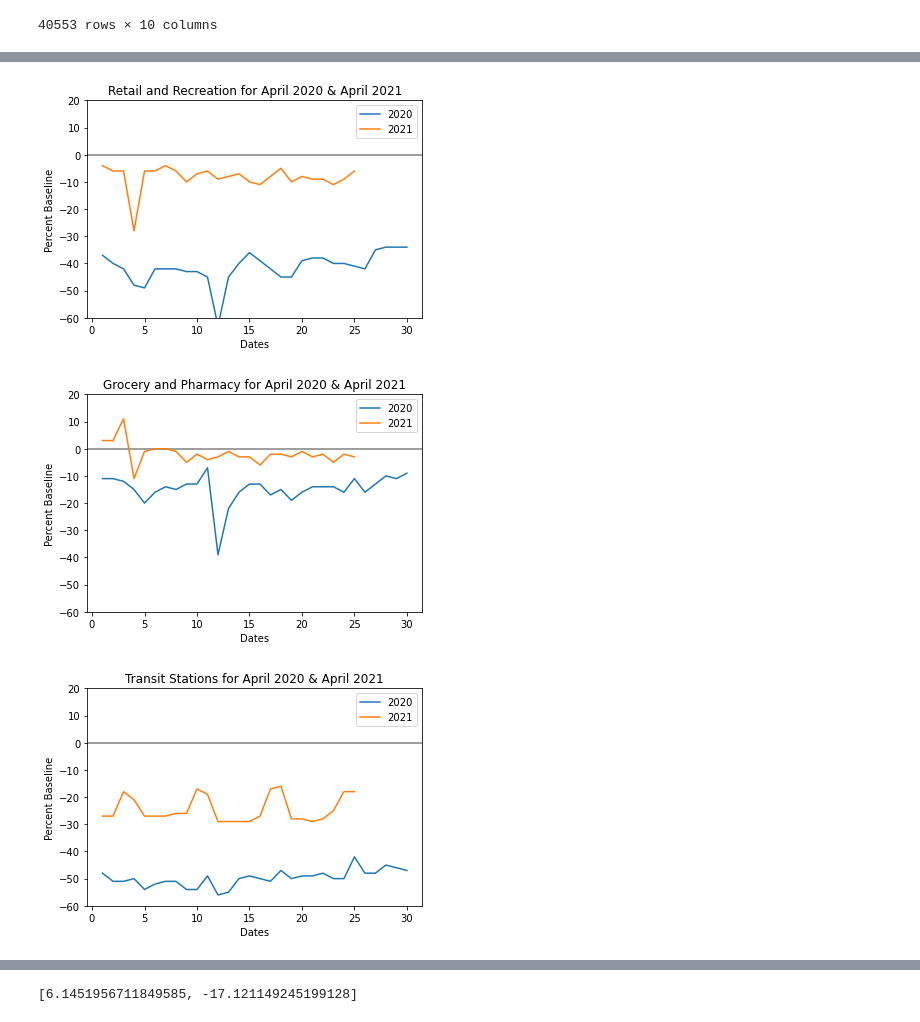
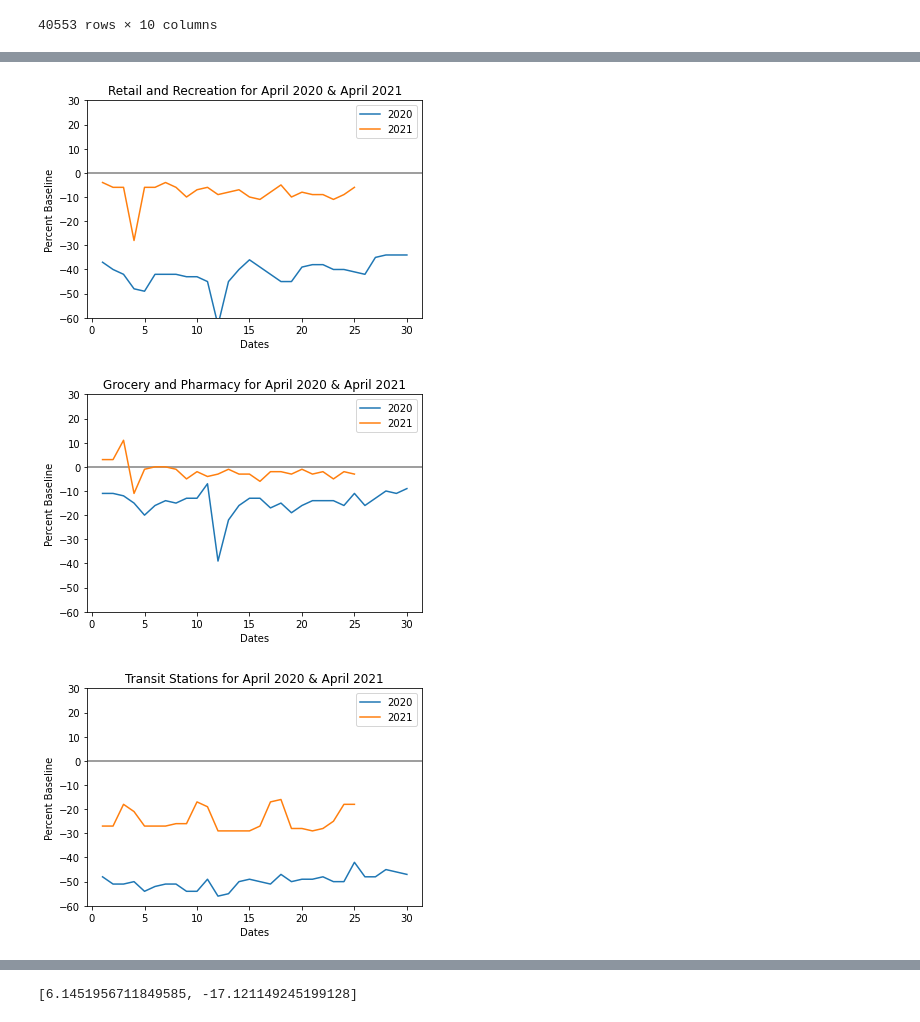
Before and after one commit to Munseaux/Pandemic-Movement, a Jupyter notebook: year_over_year_data.ipynb, the cells around one changed output, grey strips where cells are left out. Saved outputs shown, nothing was run; the diff lists cells and outputs as text; code cells hidden in the pictures.

```diff
--- a/year_over_year_data.ipynb
+++ b/year_over_year_data.ipynb
@@ -333,7 +333,7 @@ labels = ['April 2020', 'April 2021']
 x = np.arange(len(labels))  # the label locations
 width = .35 #  the width of the bars
 
-plt.ylim([-60, 20])
+plt.ylim([-60, 30])
 plt.axhline(y = 0, color = 'grey', linestyle = '-')
 
 # Data
@@ -356,44 +356,44 @@ plt.savefig("Images/Retail and Recreation for April 2020 & April 2021")
 
 plt.show()
 # %% [output]
-[figure, old version]
+[figure, new version]
 # %%
 labels = ['April 2020', 'April 2021']
 
 x = np.arange(len(labels))  # the label locations
 width = .35 #  the width of the bars
 
-plt.ylim([-60, 20])
+plt.ylim([-60, 30])
 plt.axhline(y = 0, color = 'grey', linestyle = '-')
 
 # Data
 apr2020_df = apr2020_df[apr2020_df['sub_region_1'].isnull()]
 apr2021_df = apr2021_df[apr2021_df['sub_region_1'].isnull()]
 
 # plt.figure(figsize=(20,10))
 apr2020_df["month"] = apr2020_df["New Date"].dt.day
 apr2021_df["month"] = apr2021_df["New Date"].dt.day
 plt.plot(apr2020_df['month'], apr2020_df['grocery_and_pharmacy_percent_change_from_baseline'], label = '2020')
 plt.plot(apr2021_df['month'], apr2021_df['grocery_and_pharmacy_percent_change_from_baseline'], label = '2021')
 
 plt.ylabel('Percent Baseline')
 plt.xlabel('Dates')
 plt.title('Grocery and Pharmacy for April 2020 & April 2021')
 # # show legend
 plt.legend()
 plt.savefig("Images/Grocery and Pharmacy for April 2020 & April 2021")
 
 
 plt.show()
 # %% [output]
-[figure, old version]
+[figure, new version]
 # %%
 labels = ['April 2020', 'April 2021']
 
 x = np.arange(len(labels))  # the label locations
 width = .35 #  the width of the bars
 
-plt.ylim([-60, 20])
+plt.ylim([-60, 30])
 plt.axhline(y = 0, color = 'grey', linestyle = '-')
 
 # Data
@@ -416,7 +416,7 @@ plt.savefig("Images/Transit Stations for April 2020 & April 2021")
 
 plt.show()
 # %% [output]
-[figure, old version]
+[figure, new version]
 # %%
 labels = ['April 2020', 'April 2021']
 
```
Also changed, not shown: parts of 5 cells of this notebook, 8 other files.
